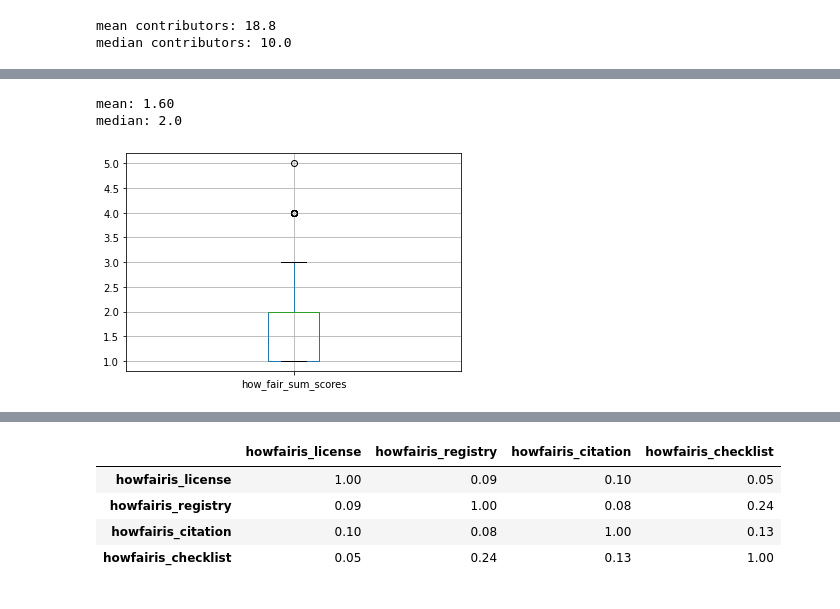
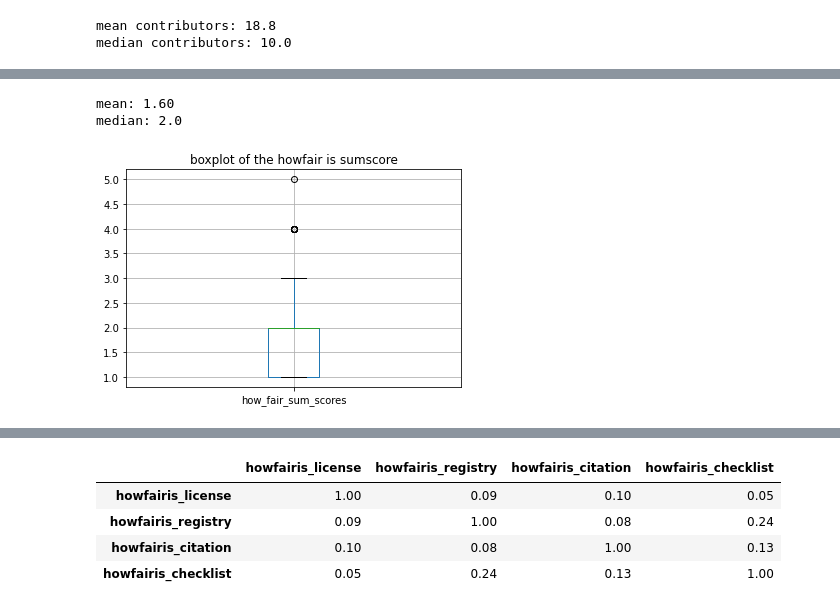
Before and after one commit to UtrechtUniversity/SWORDS-UU, a Jupyter notebook: repository_collection/repo_analysis.ipynb, the cells around one changed output, grey strips where cells are left out. Cells and saved outputs as stored; diff of their text form; code cells hidden in the pictures.

Commit message:
added more narrative and graphs

```diff
--- a/repository_collection/repo_analysis.ipynb
+++ b/repository_collection/repo_analysis.ipynb
@@ -298,11 +372,12 @@ for index, row in how_fair_is.iterrows():
 # %%
 how_fair_is['how_fair_sum_scores'] = how_fair_sum_scores
 print("mean: {:.2f}".format(statistics.mean(how_fair_sum_scores)))
 print("median: {}".format(statistics.median(how_fair_sum_scores)))
 pd.DataFrame((statistics.mean(how_fair_sum_scores), statistics.median(how_fair_sum_scores)),["mean", "median"])
 how_fair_is.boxplot(column = 'how_fair_sum_scores')
-plt.savefig('howfairissum.png')
+plt.title('boxplot of the howfair is sumscore')
+plt.savefig('../graphs/howfairissum_boxplot.png')
 # %% [output]
 mean: 1.60
 median: 2.0
-[figure, old version]
+[figure, new version]
```
Also changed, not shown: parts of 37 cells of this notebook, 20 other files.
